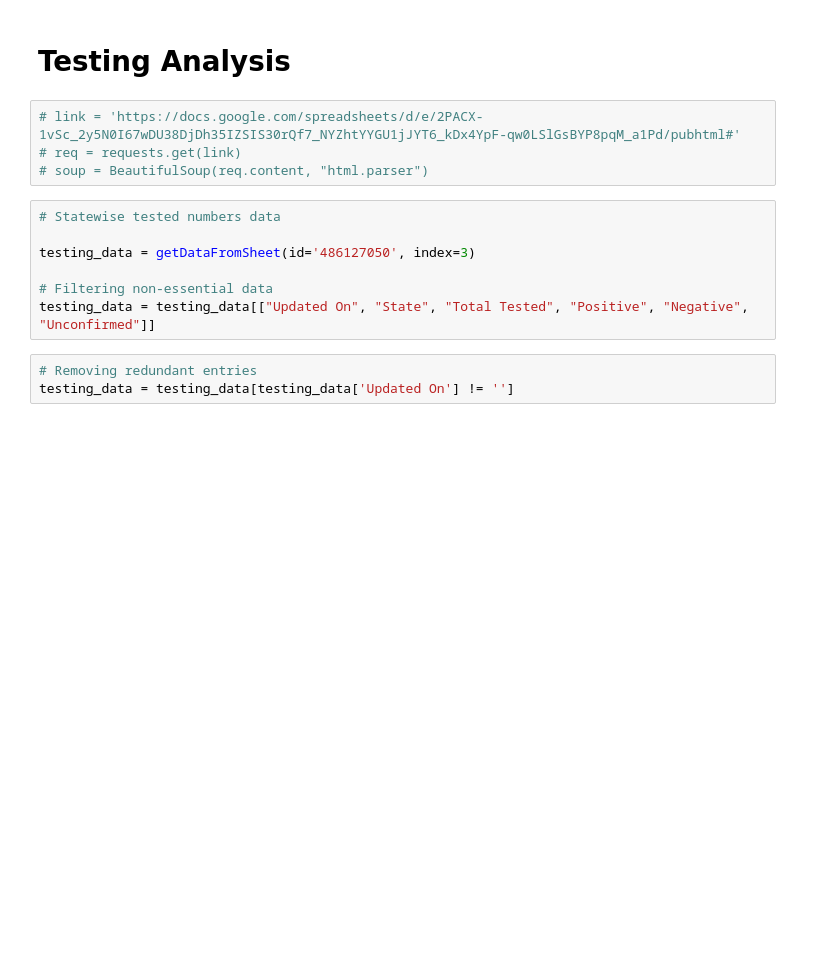
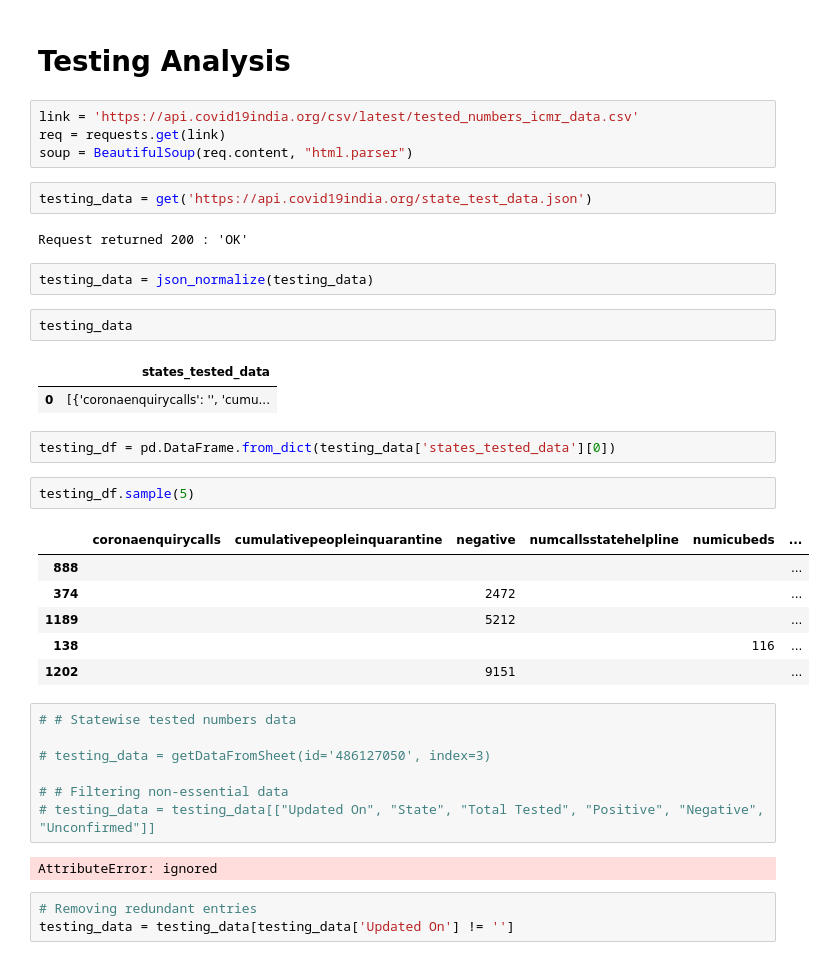
Before and after one commit to Covid-Analytics-India/covid19-analysis, a Jupyter notebook: SarthakTesting.ipynb, the cells around one changed output. Drawn from its saved outputs; the diff is of its cells as text; blank space fills up the shorter version.

Commit message:
Updated to gov Data + Testing CSV retrieved

```diff
--- a/SarthakTesting.ipynb
+++ b/SarthakTesting.ipynb
@@ -820,16 +867,40 @@ print('MSE:',mean_squared_error(test_linear_pred, y_test_confirmed))
 # %% [markdown]
 # Testing Analysis
 # %%
-# link = 'https://docs.google.com/spreadsheets/d/e/2PACX-1vSc_2y5N0I67wDU38DjDh35IZSIS30rQf7_NYZhtYYGU1jJYT6_kDx4YpF-qw0LSlGsBYP8pqM_a1Pd/pubhtml#'
-# req = requests.get(link)
-# soup = BeautifulSoup(req.content, "html.parser")
+link = 'https://api.covid19india.org/csv/latest/tested_numbers_icmr_data.csv'
+req = requests.get(link)
+soup = BeautifulSoup(req.content, "html.parser")
+# %%
+testing_data = get('https://api.covid19india.org/state_test_data.json')
+# %% [output]
+Request returned 200 : 'OK'
+# %%
+testing_data = json_normalize(testing_data)
+# %%
+testing_data
+# %% [output]
+|  | states_tested_data |
+| 0 | [{'coronaenquirycalls': '', 'cumu... |
+# %%
+testing_df = pd.DataFrame.from_dict(testing_data['states_tested_data'][0])
+# %%
+testing_df.sample(5)
+# %% [output]
+|  | coronaenquirycalls | cumulativepeopleinquarantine | negative | numcallsstatehelpline | numicubeds | ... |
+| 888 |  |  |  |  |  | ... |
+| 374 |  |  | 2472 |  |  | ... |
+| 1189 |  |  | 5212 |  |  | ... |
+| 138 |  |  |  |  | 116 | ... |
+| 1202 |  |  | 9151 |  |  | ... |
 # %%
-# Statewise tested numbers data
+# # Statewise tested numbers data
 
-testing_data = getDataFromSheet(id='486127050', index=3)
+# testing_data = getDataFromSheet(id='486127050', index=3)
 
-# Filtering non-essential data
-testing_data = testing_data[["Updated On", "State", "Total Tested", "Positive", "Negative", "Unconfirmed"]]
+# # Filtering non-essential data
+# testing_data = testing_data[["Updated On", "State", "Total Tested", "Positive", "Negative", "Unconfirmed"]]
+# %% [output]
+AttributeError: ignored
 # %%
 # Removing redundant entries
 testing_data = testing_data[testing_data['Updated On'] != '']
```
Also changed, not shown: parts of 34 cells of this notebook.
